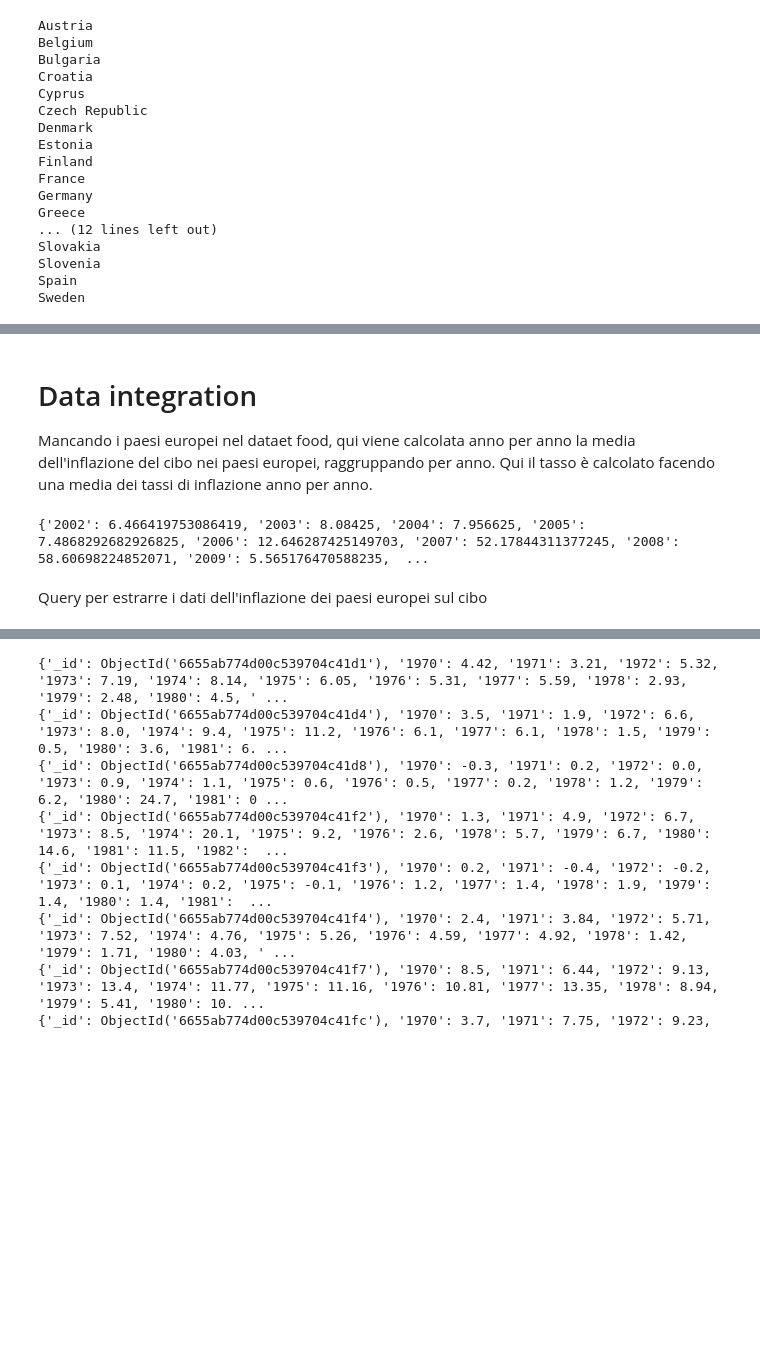
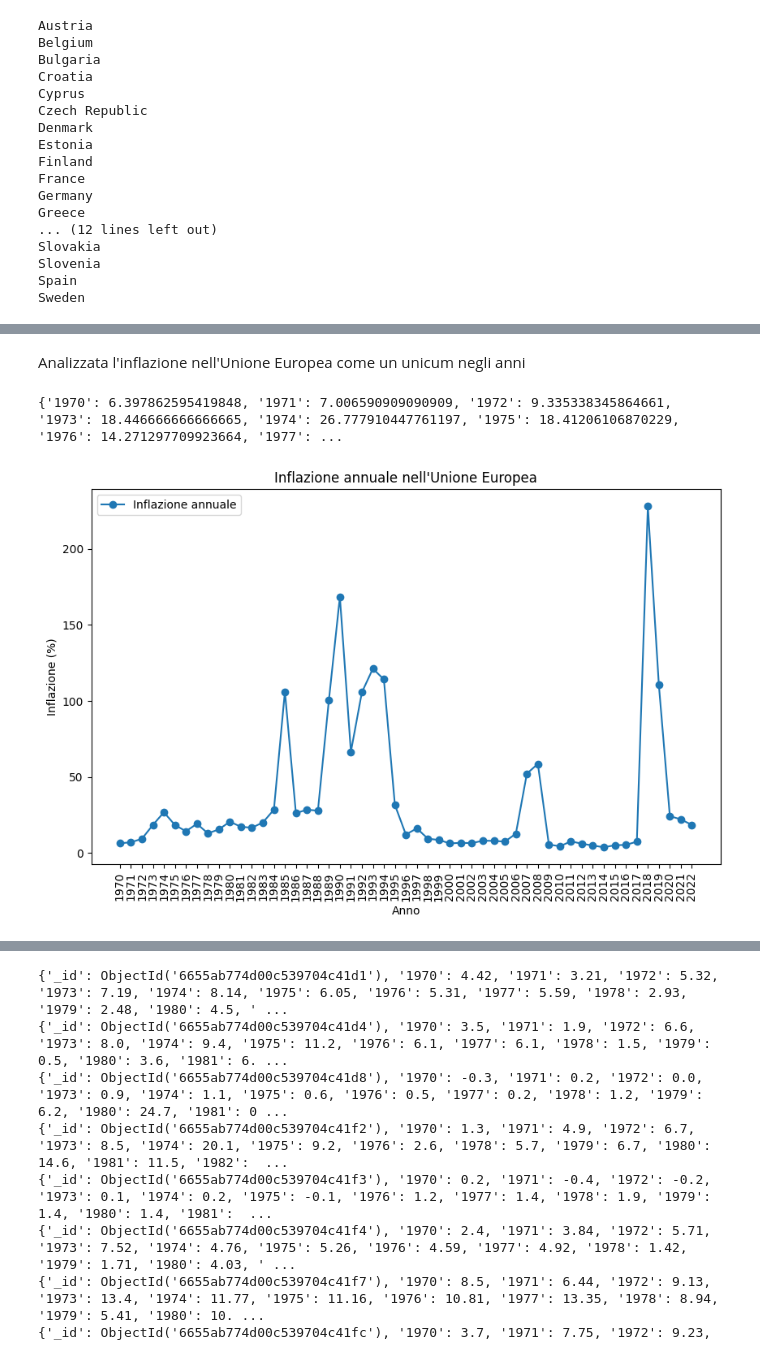
Before and after one commit to frenkmadda/ProgettoBD2_InflationAnalysis, a Jupyter notebook: main.ipynb, the cells around one changed output, grey strips where cells are left out. Saved outputs shown, nothing was run; the diff lists cells and outputs as text; code cells hidden in the pictures; blank space fills up the shorter version.

```diff
--- a/main.ipynb
+++ b/main.ipynb
@@ -118,21 +112,7 @@ Query che fa la media anno per anno del tasso di inflazione nei paesi dell'union
 # %%
-# Creazione dell'array con gli anni di interesse
-years = [str(year) for year in range(1970, 2025)]
-
-# Creazione del pipeline di aggregazione
-pipeline = [
-    # Filtro per i paesi europei
-    {"$match": {"Country": {"$in": europeanCountriesList}}},
-    # Raggruppamento per paese e calcolo della media per ogni anno
-    {"$group": {
-        "_id": "$Country",
-        **{year: {"$avg": f"${year}"} for year in years}
-    }}
-]
 
 # Esecuzione dell'aggregazione
-result = global_dataset.aggregate(pipeline)
-count=0
+result = utils.get_avg_infl_eur(global_dataset, europeanCountriesList)
 # Stampa dei risultati
 for doc in result:
     print(doc)
@@ -157,11 +137,33 @@ for doc in result:
-# %% [markdown]
-# Data integration
-Mancando i paesi europei nel dataet food, qui viene calcolata anno per anno la media dell'inflazione del cibo nei paesi europei, raggruppando per anno. Qui il tasso è calcolato facendo una media dei tassi di inflazione anno per anno.
+# %% [markdown]
+Analizzata l'inflazione nell'Unione Europea come un unicum negli anni
 # %%
 europeanCountriesList = global_dataset.distinct("Country", query)
-output = utils.get_food_inflation_eur(global_dataset, europeanCountriesList)
+result = utils.get_food_inflation_eur_per_year(global_dataset, europeanCountriesList)
+output = {}
+
+  # Riempimento del dizionario con i risultati
+for doc in result:
+    doc.pop('_id')  # Rimuove la chiave '_id' non necessaria
+    output.update(doc)
+
 print(output)
 # %% [output]
-{'2002': 6.466419753086419, '2003': 8.08425, '2004': 7.956625, '2005': 7.4868292682926825, '2006': 12.646287425149703, '2007': 52.17844311377245, '2008': 58.60698224852071, '2009': 5.565176470588235,  ...
+{'1970': 6.397862595419848, '1971': 7.006590909090909, '1972': 9.335338345864661, '1973': 18.446666666666665, '1974': 26.777910447761197, '1975': 18.41206106870229, '1976': 14.271297709923664, '1977': ...
-# %% [markdown]
-Query per estrarre i dati dell'inflazione dei paesi europei sul cibo
+# %%
+import matplotlib.pyplot as plt
+
+# Estrazione degli anni e dei valori di inflazione dal dizionario
+anni = list(output.keys())
+inflazione = list(output.values())
+
+# Creazione del grafico
+plt.figure(figsize=(10, 6))
+plt.plot(anni, inflazione, marker='o', label='Inflazione annuale')
+plt.xlabel('Anno')
+plt.ylabel('Inflazione (%)')
+plt.title('Inflazione annuale nell\'Unione Europea')
+plt.xticks(rotation=90)
+plt.legend()
+plt.show()
+# %% [output]
+[figure, added]
```
Also changed, not shown: parts of 17 cells of this notebook, 1 other file.
